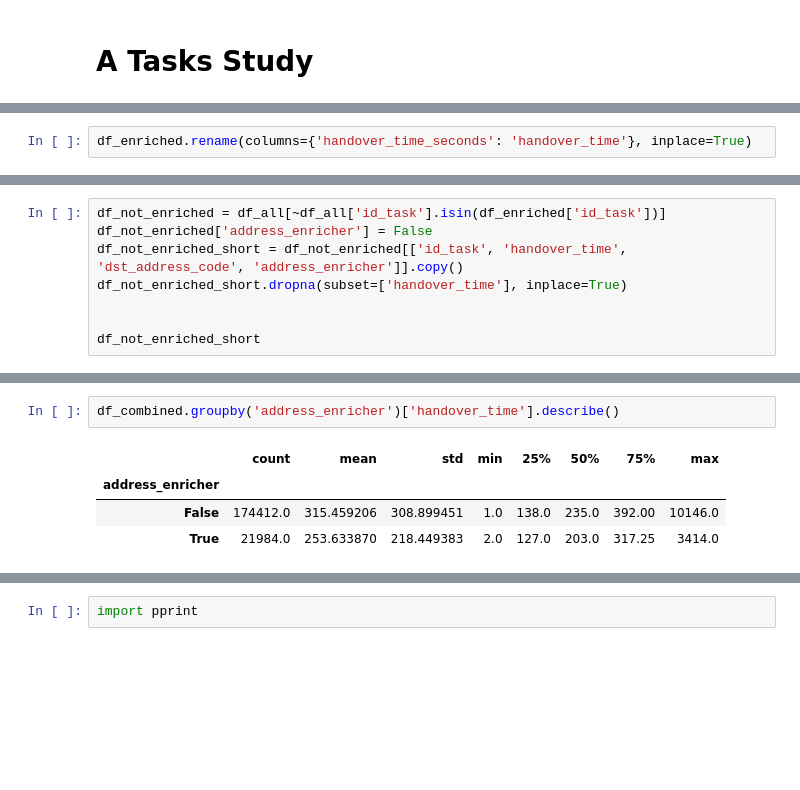
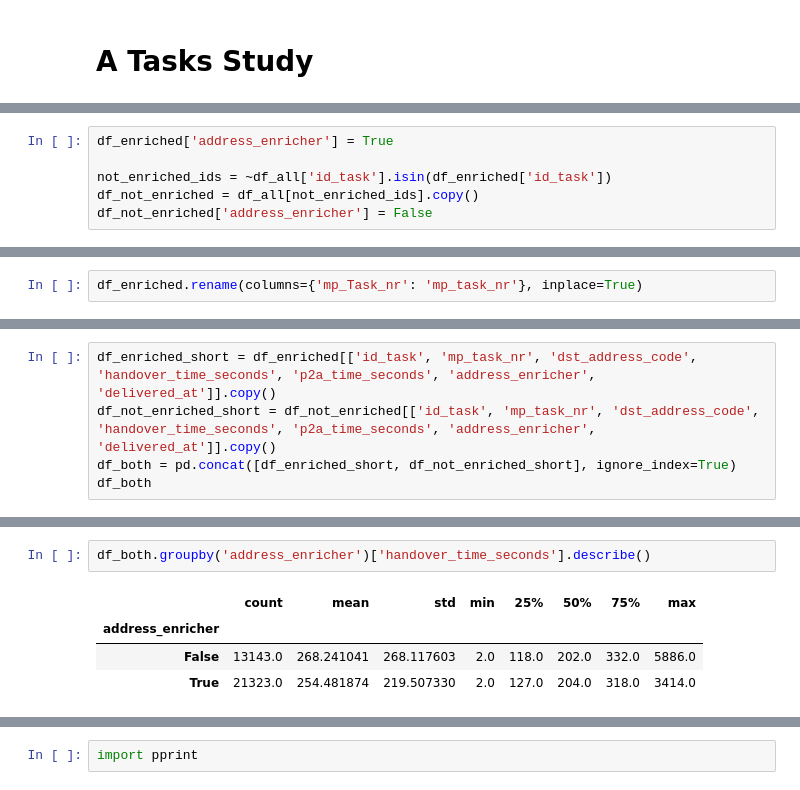
Before and after one commit to MohamdFekry/Parking-Enricher, a Jupyter notebook: test_data_analsis.ipynb, the cells around one changed output, grey strips where cells are left out. Drawn from its saved outputs; the diff is of its cells as text; blank space fills up the shorter version.

Commit message:
same time window analysis of tasks

```diff
--- a/test_data_analsis.ipynb
+++ b/test_data_analsis.ipynb
@@ -857,0 +889,6 @@ df_all
+# %%
+df_enriched['address_enricher'] = True
+
+not_enriched_ids = ~df_all['id_task'].isin(df_enriched['id_task'])
+df_not_enriched = df_all[not_enriched_ids].copy()
+df_not_enriched['address_enricher'] = False
@@ -858,2 +911,2 @@ df_all
 # %%
-df_enriched.rename(columns={'handover_time_seconds': 'handover_time'}, inplace=True)
+df_enriched.rename(columns={'mp_Task_nr': 'mp_task_nr'}, inplace=True)
@@ -879,8 +912,0 @@ df_enriched_short
-# %%
-df_not_enriched = df_all[~df_all['id_task'].isin(df_enriched['id_task'])]
-df_not_enriched['address_enricher'] = False
-df_not_enriched_short = df_not_enriched[['id_task', 'handover_time', 'dst_address_code', 'address_enricher']].copy()
-df_not_enriched_short.dropna(subset=['handover_time'], inplace=True)
-
-
-df_not_enriched_short
@@ -934,0 +913,5 @@ df_combined
+# %%
+df_enriched_short = df_enriched[['id_task', 'mp_task_nr', 'dst_address_code', 'handover_time_seconds', 'p2a_time_seconds', 'address_enricher', 'delivered_at']].copy()
+df_not_enriched_short = df_not_enriched[['id_task', 'mp_task_nr', 'dst_address_code', 'handover_time_seconds', 'p2a_time_seconds', 'address_enricher', 'delivered_at']].copy()
+df_both = pd.concat([df_enriched_short, df_not_enriched_short], ignore_index=True)
+df_both
@@ -935,7 +932,7 @@ df_combined
 # %%
-df_combined.groupby('address_enricher')['handover_time'].describe()
+df_both.groupby('address_enricher')['handover_time_seconds'].describe()
 # %% [output]
 |  | count | mean | std | min | 25% | 50% | 75% | max |
 | address_enricher |  |  |  |  |  |  |  |  |
-| False | 174412.0 | 315.459206 | 308.899451 | 1.0 | 138.0 | 235.0 | 392.00 | 10146.0 |
-| True | 21984.0 | 253.633870 | 218.449383 | 2.0 | 127.0 | 203.0 | 317.25 | 3414.0 |
+| False | 13143.0 | 268.241041 | 268.117603 | 2.0 | 118.0 | 202.0 | 332.0 | 5886.0 |
+| True | 21323.0 | 254.481874 | 219.507330 | 2.0 | 127.0 | 204.0 | 318.0 | 3414.0 |
```
Also changed, not shown: parts of 30 cells of this notebook, 7 other files.
